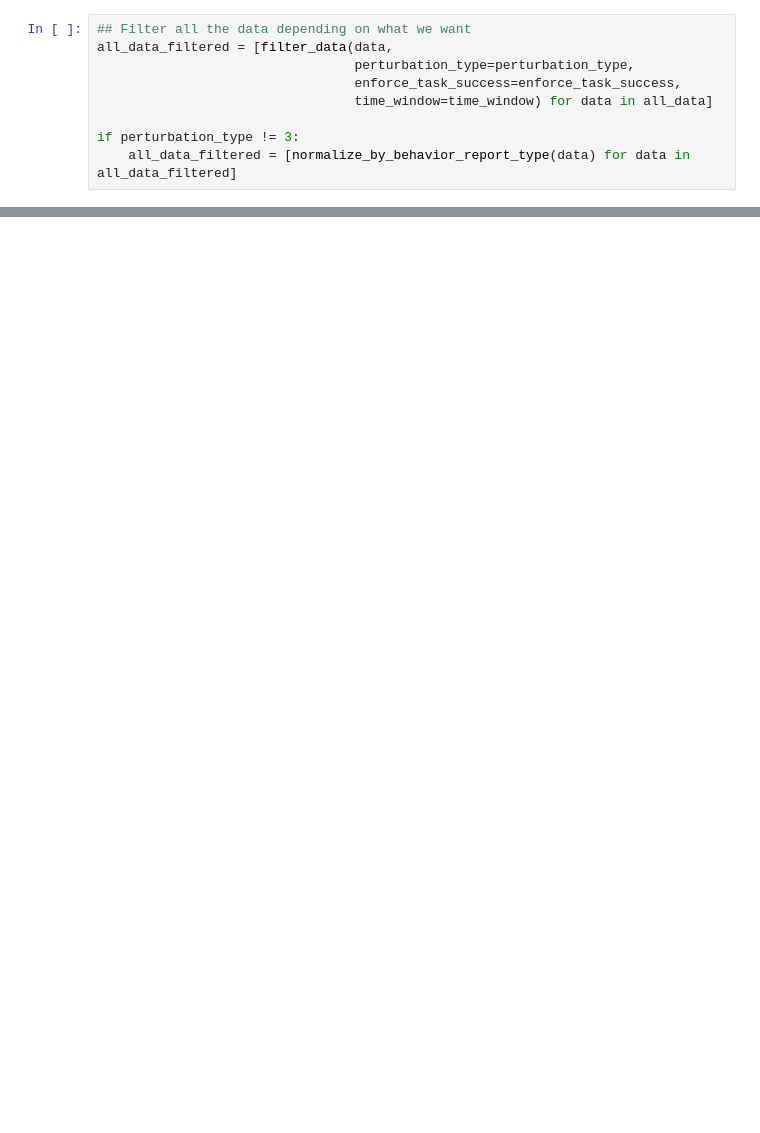
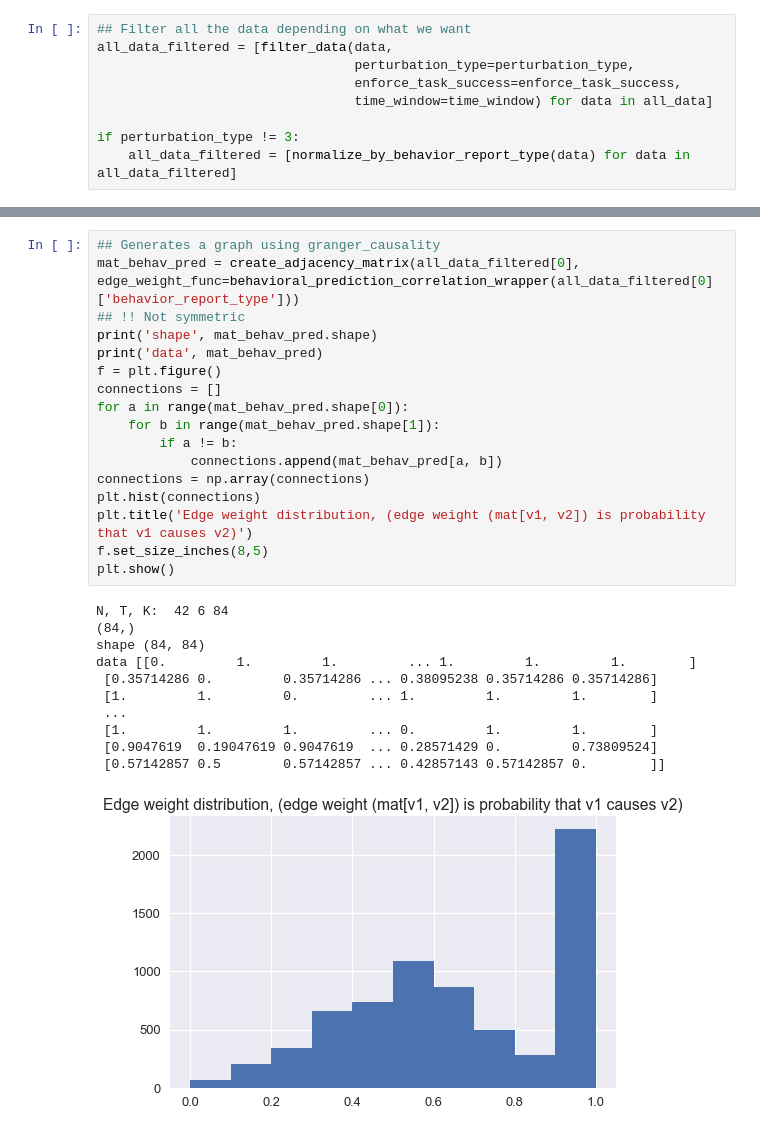
Before and after one commit to jlindsey15/224WProject, a Jupyter notebook: Using Generated Network Structure.ipynb, the cells around one changed output, grey strips where cells are left out. Saved outputs shown, nothing was run; the diff lists cells and outputs as text; blank space fills up the shorter version.

```diff
--- a/Using Generated Network Structure.ipynb
+++ b/Using Generated Network Structure.ipynb
@@ -141,0 +152,29 @@ data [[0.         0.99890067 0.44288746 ... 0.81836229 0.12600393 0.8236192 ]
+# %%
+## Generates a graph using granger_causality
+mat_behav_pred = create_adjacency_matrix(all_data_filtered[0], edge_weight_func=behavioral_prediction_correlation_wrapper(all_data_filtered[0]['behavior_report_type']))
+## !! Not symmetric
+print('shape', mat_behav_pred.shape)
+print('data', mat_behav_pred)
+f = plt.figure()
+connections = []
+for a in range(mat_behav_pred.shape[0]):
+    for b in range(mat_behav_pred.shape[1]):
+        if a != b:
+            connections.append(mat_behav_pred[a, b])
+connections = np.array(connections)
+plt.hist(connections)
+plt.title('Edge weight distribution, (edge weight (mat[v1, v2]) is probability that v1 causes v2)')
+f.set_size_inches(8,5)
+plt.show()
+# %% [output]
+N, T, K:  42 6 84
+(84,)
+shape (84, 84)
+data [[0.         1.         1.         ... 1.         1.         1.        ]
+ [0.35714286 0.         0.35714286 ... 0.38095238 0.35714286 0.35714286]
+ [1.         1.         0.         ... 1.         1.         1.        ]
+ ...
+ [1.         1.         1.         ... 0.         1.         1.        ]
+ [0.9047619  0.19047619 0.9047619  ... 0.28571429 0.         0.73809524]
+ [0.57142857 0.5        0.57142857 ... 0.42857143 0.57142857 0.        ]]
+[figure, added]
```
Also changed, not shown: parts of 4 cells of this notebook, 1 other file.
